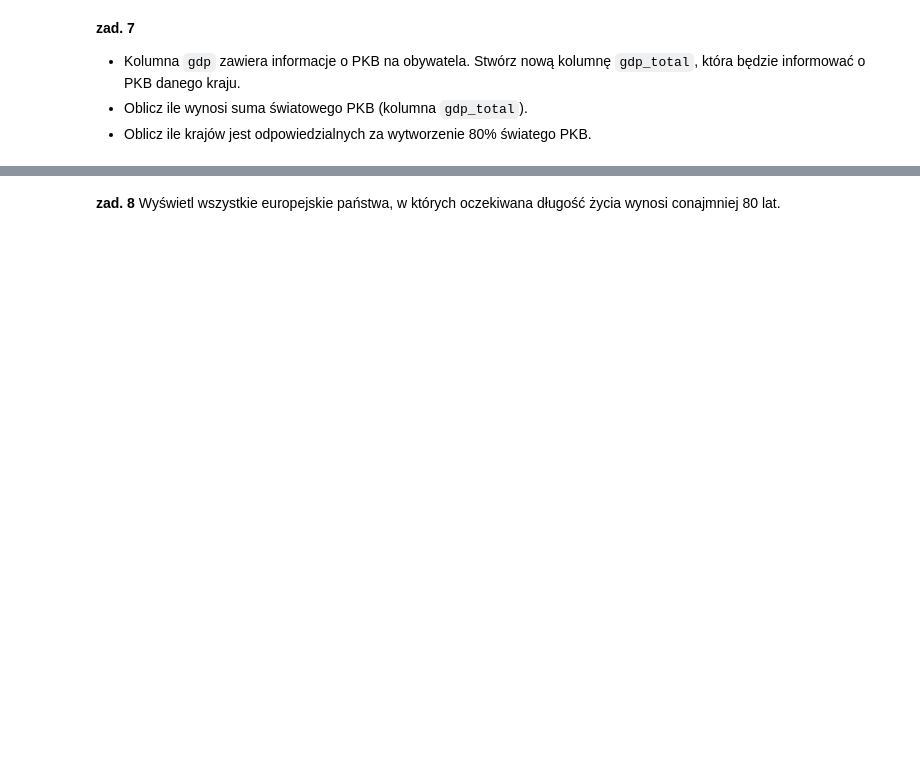
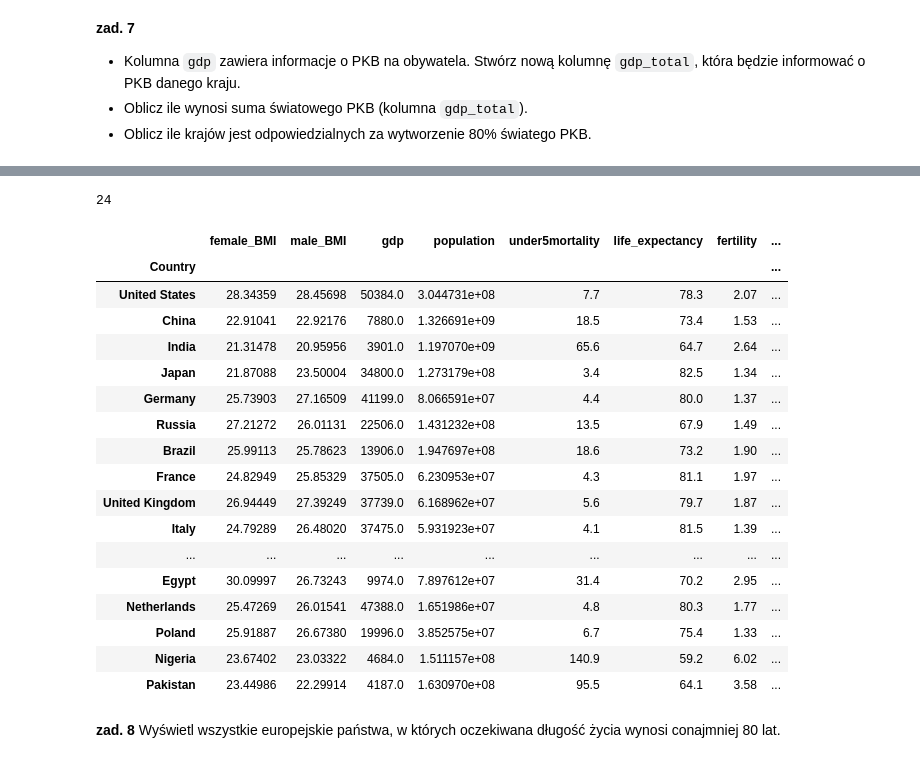
Before and after one commit to aradzikbys/UAM_python, a Jupyter notebook: pandas/zad_3.ipynb, the cells around one changed output, grey strips where cells are left out. Saved outputs shown, nothing was run; the diff lists cells and outputs as text; code cells hidden in the pictures; blank space fills up the shorter version.

```diff
--- a/pandas/zad_3.ipynb
+++ b/pandas/zad_3.ipynb
@@ -116,2 +135,37 @@ data[['Continent_code', 'population']].groupby('Continent_code').sum()
+# %%
+# Add GDP_pct column ([total country GDP] / [world GDP])
+data['GDP_pct'] = round((data.GDP_total / total_GDP)*100,2)
+
+# Sort data by GDP_pct descending
+data_sorted = data.sort_values(by = ['GDP_pct'], ascending = False)
+
+# Add cumulative GDP_pct column:
+data_sorted['cum_GDP'] = data_sorted['GDP_pct'].cumsum()
+
+# Count how many countries contributes to 80% of world GDP:
+len(data_sorted.query('cum_GDP <= 80'))
+# %% [output]
+24
+# %%
+data_sorted.query('cum_GDP <= 80')
+# %% [output]
+|  | female_BMI | male_BMI | gdp | population | under5mortality | life_expectancy | fertility | ... |
+| Country |  |  |  |  |  |  |  | ... |
+| United States | 28.34359 | 28.45698 | 50384.0 | 3.044731e+08 | 7.7 | 78.3 | 2.07 | ... |
+| China | 22.91041 | 22.92176 | 7880.0 | 1.326691e+09 | 18.5 | 73.4 | 1.53 | ... |
+| India | 21.31478 | 20.95956 | 3901.0 | 1.197070e+09 | 65.6 | 64.7 | 2.64 | ... |
+| Japan | 21.87088 | 23.50004 | 34800.0 | 1.273179e+08 | 3.4 | 82.5 | 1.34 | ... |
+| Germany | 25.73903 | 27.16509 | 41199.0 | 8.066591e+07 | 4.4 | 80.0 | 1.37 | ... |
+| Russia | 27.21272 | 26.01131 | 22506.0 | 1.431232e+08 | 13.5 | 67.9 | 1.49 | ... |
+| Brazil | 25.99113 | 25.78623 | 13906.0 | 1.947697e+08 | 18.6 | 73.2 | 1.90 | ... |
+| France | 24.82949 | 25.85329 | 37505.0 | 6.230953e+07 | 4.3 | 81.1 | 1.97 | ... |
+| United Kingdom | 26.94449 | 27.39249 | 37739.0 | 6.168962e+07 | 5.6 | 79.7 | 1.87 | ... |
+| Italy | 24.79289 | 26.48020 | 37475.0 | 5.931923e+07 | 4.1 | 81.5 | 1.39 | ... |
+| ... | ... | ... | ... | ... | ... | ... | ... | ... |
+| Egypt | 30.09997 | 26.73243 | 9974.0 | 7.897612e+07 | 31.4 | 70.2 | 2.95 | ... |
+| Netherlands | 25.47269 | 26.01541 | 47388.0 | 1.651986e+07 | 4.8 | 80.3 | 1.77 | ... |
+| Poland | 25.91887 | 26.67380 | 19996.0 | 3.852575e+07 | 6.7 | 75.4 | 1.33 | ... |
+| Nigeria | 23.67402 | 23.03322 | 4684.0 | 1.511157e+08 | 140.9 | 59.2 | 6.02 | ... |
+| Pakistan | 23.44986 | 22.29914 | 4187.0 | 1.630970e+08 | 95.5 | 64.1 | 3.58 | ... |
 # %% [markdown]
 **zad. 8** Wyświetl wszystkie europejskie państwa, w których oczekiwana długość życia wynosi conajmniej 80 lat.
```
Also changed, not shown: parts of 13 cells of this notebook, 12 other files.
